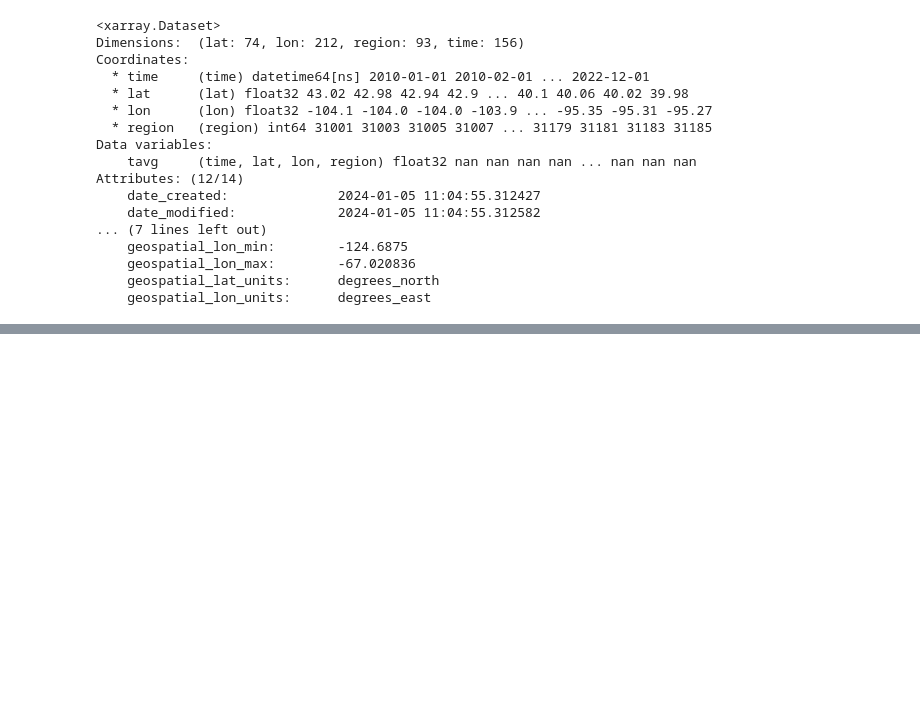
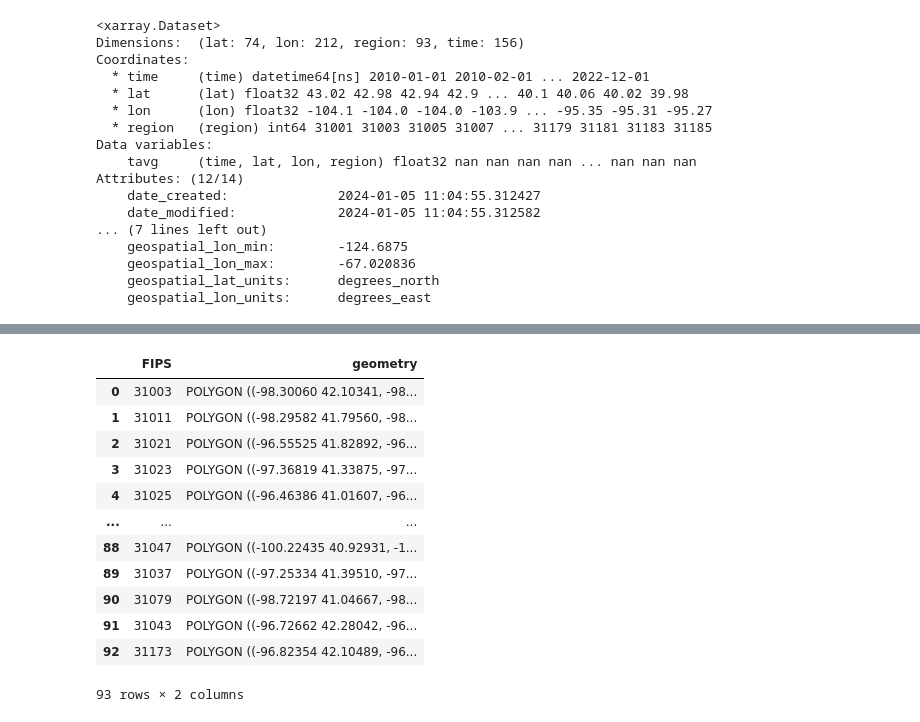
Before and after one commit to Babakjfard/ShortCommonCodes, a Jupyter notebook: notebooks/nClimgridToCounty.ipynb, the cells around one changed output, grey strips where cells are left out. Saved outputs shown, nothing was run; the diff lists cells and outputs as text; code cells hidden in the pictures; blank space fills up the shorter version.

```diff
--- a/notebooks/nClimgridToCounty.ipynb
+++ b/notebooks/nClimgridToCounty.ipynb
@@ -258,0 +277,23 @@ Attributes: (12/14)
+# %%
+# Now getting the map of Nabraska counties
+NE_counties_filepath = r'/Users/babak.jfard/projects/drought_Vulnerability_NE/data/raw/Nebraska_COUNTY/NEBRASKA_COUNTY.shp'
+NE_counties = gpd.read_file(NE_counties_filepath)
+# keeping only FIPS to be used as Identifier
+NE_counties = NE_counties[['FIPS', 'geometry']]
+NE_counties.FIPS = NE_counties.FIPS.astype('int')
+# %%
+NE_counties
+# %% [output]
+|  | FIPS | geometry |
+| 0 | 31003 | POLYGON ((-98.30060 42.10341, -98... |
+| 1 | 31011 | POLYGON ((-98.29582 41.79560, -98... |
+| 2 | 31021 | POLYGON ((-96.55525 41.82892, -96... |
+| 3 | 31023 | POLYGON ((-97.36819 41.33875, -97... |
+| 4 | 31025 | POLYGON ((-96.46386 41.01607, -96... |
+| ... | ... | ... |
+| 88 | 31047 | POLYGON ((-100.22435 40.92931, -1... |
+| 89 | 31037 | POLYGON ((-97.25334 41.39510, -97... |
+| 90 | 31079 | POLYGON ((-98.72197 41.04667, -98... |
+| 91 | 31043 | POLYGON ((-96.72662 42.28042, -96... |
+| 92 | 31173 | POLYGON ((-96.82354 42.10489, -96... |
+93 rows × 2 columns
```
Also changed, not shown: parts of 12 cells of this notebook.
